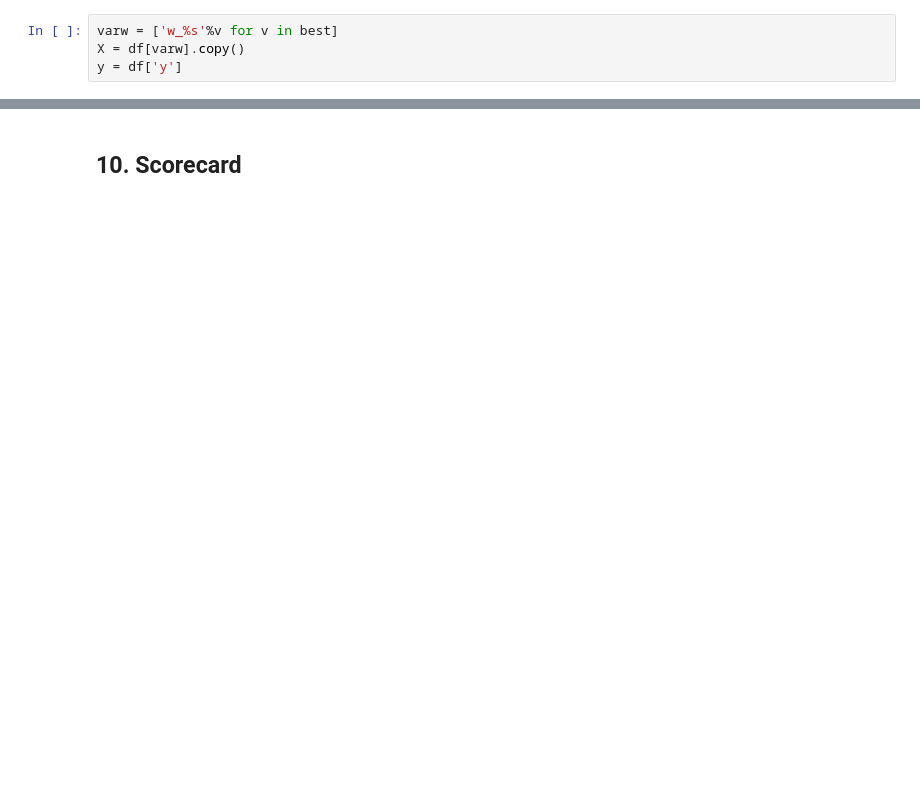
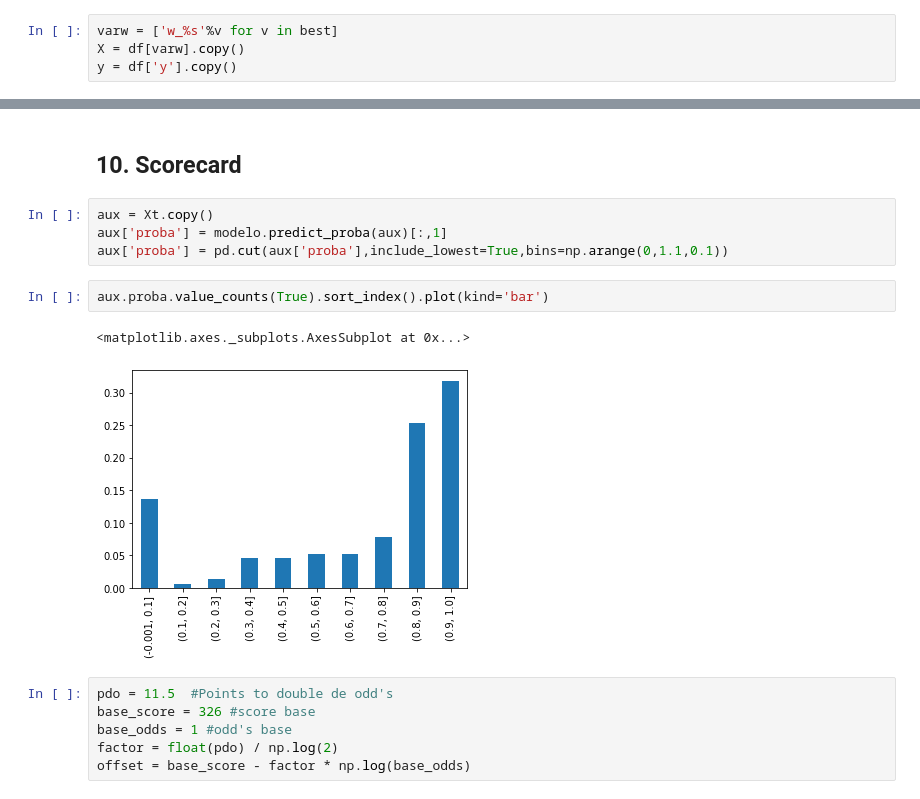
Before and after one commit to roca8/AMV, a Jupyter notebook: programas/Práctica Regresión Logística.ipynb, the cells around one changed output, grey strips where cells are left out. Cells and saved outputs as stored; diff of their text form; blank space fills up the shorter version.

```diff
--- a/programas/Práctica Regresión Logística.ipynb
+++ b/programas/Práctica Regresión Logística.ipynb
@@ -300,7 +300,7 @@ modelo = LogisticRegression()
 # %%
 varw = ['w_%s'%v for v in best]
 X = df[varw].copy()
-y = df['y']
+y = df['y'].copy()
 # %%
 Xt, Xv, yt,yv = train_test_split(X,y,train_size=0.7)
 # %%
@@ -372,2 +372,17 @@ aux
 # %% [markdown]
 ## 10. Scorecard
+# %%
+aux = Xt.copy()
+aux['proba'] = modelo.predict_proba(aux)[:,1]
+aux['proba'] = pd.cut(aux['proba'],include_lowest=True,bins=np.arange(0,1.1,0.1))
+# %%
+aux.proba.value_counts(True).sort_index().plot(kind='bar')
+# %% [output]
+<matplotlib.axes._subplots.AxesSubplot at 0x...>
+[figure, added]
+# %%
+pdo = 11.5  #Points to double de odd's
+base_score = 326 #score base
+base_odds = 1 #odd's base
+factor = float(pdo) / np.log(2)
+offset = base_score - factor * np.log(base_odds)
```
Also changed, not shown: parts of 16 cells of this notebook, 4 other files.
